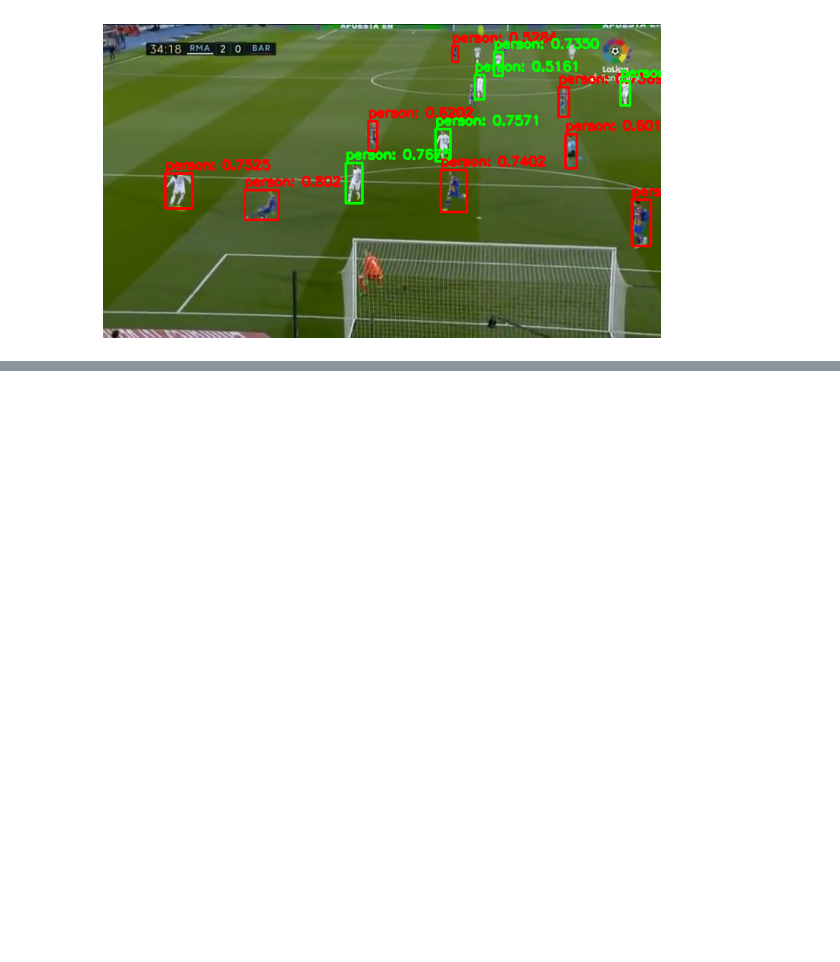
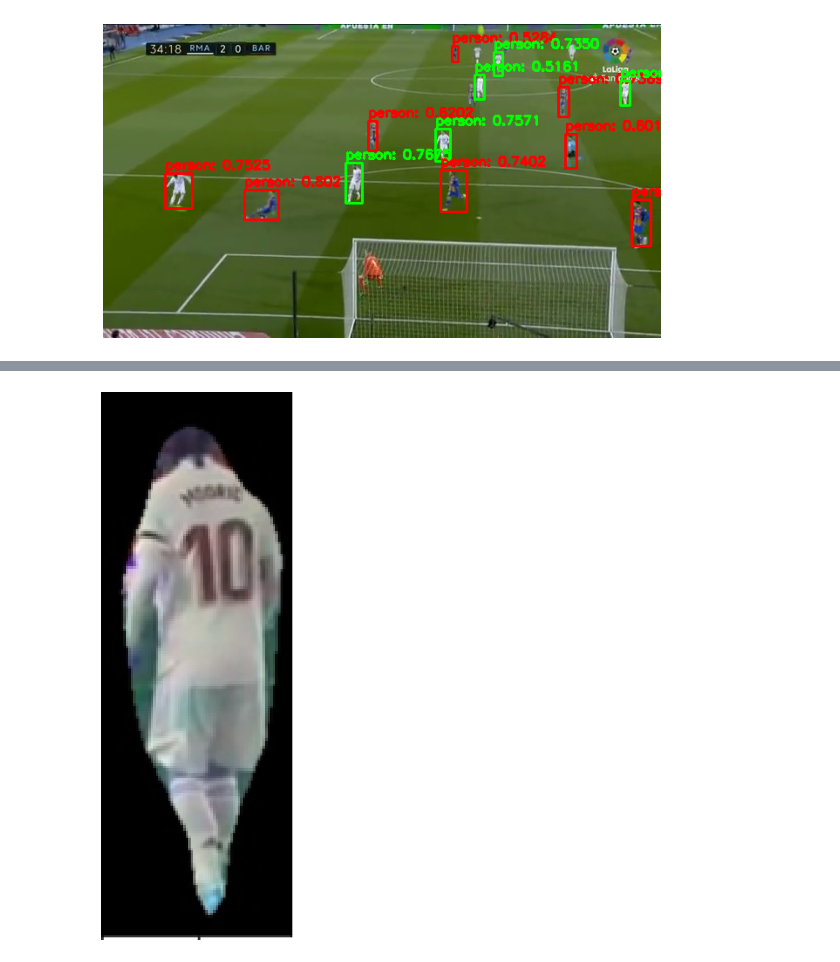
Before and after one commit to teoad95/Sport-analytics, a Jupyter notebook: Football_analytics.ipynb, the cells around one changed output, grey strips where cells are left out. Cells and saved outputs as stored; diff of their text form; code cells hidden in the pictures; blank space fills up the shorter version.

```diff
--- a/Football_analytics.ipynb
+++ b/Football_analytics.ipynb
@@ -373,0 +358,4 @@ ModuleNotFoundError: ignored
+# %%
+plot_image(cv2.imread('/content/SportAnalytics/Images/DetectNumberNotPred.png'), (5,15))
+# %% [output]
+[figure, added]
```
Also changed, not shown: parts of 6 cells of this notebook.
